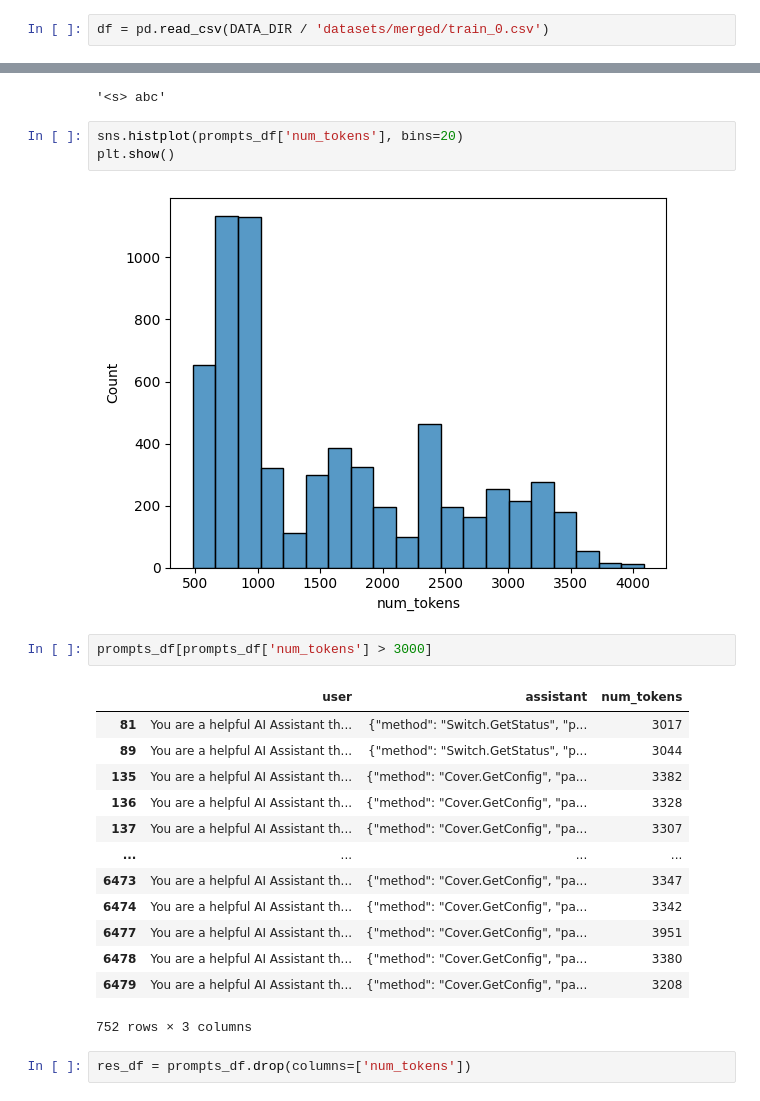
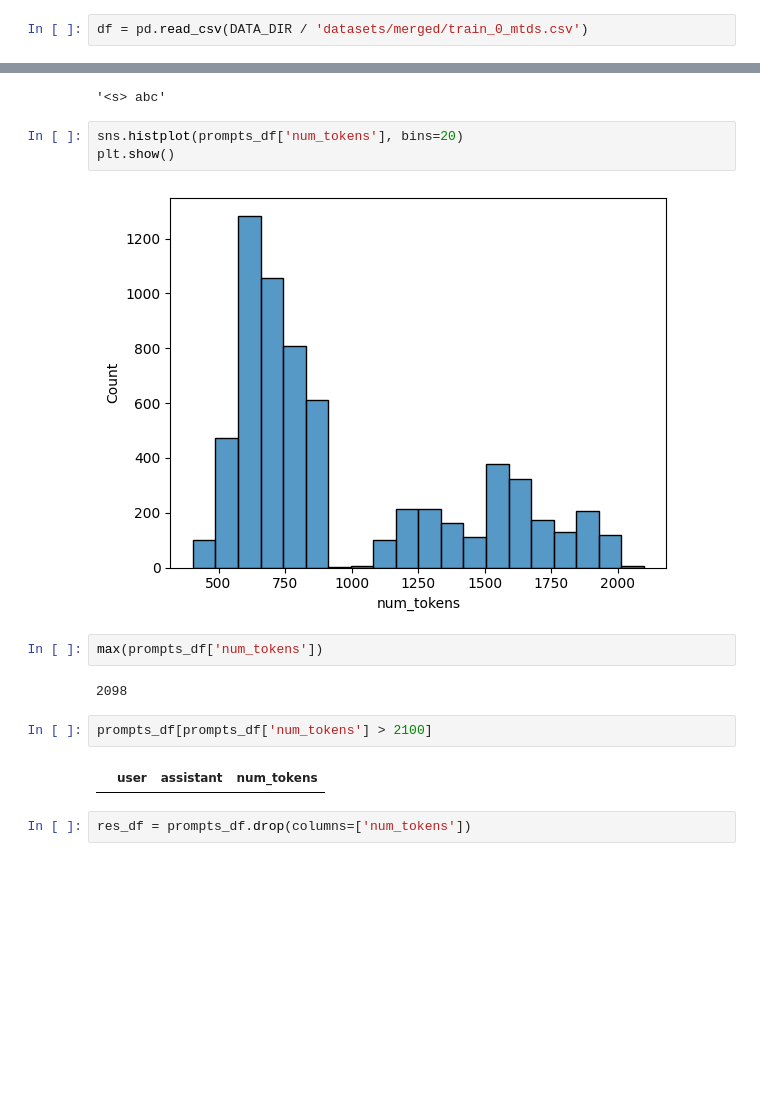
Before and after one commit to viktorpovazhuk/home_assistant_llm, a Jupyter notebook: dataset_preparation.ipynb, the cells around one changed output, grey strips where cells are left out. Cells and saved outputs as stored; diff of their text form; blank space fills up the shorter version.

```diff
--- a/dataset_preparation.ipynb
+++ b/dataset_preparation.ipynb
@@ -21,7 +21,7 @@ DATA_DIR = Path('data/')
 # %% [markdown]
 ## Examples
 # %%
-df = pd.read_csv(DATA_DIR / 'datasets/merged/train_0.csv')
+df = pd.read_csv(DATA_DIR / 'datasets/merged/train_0_mtds.csv')
 # %%
 df.head()
 # %% [output]
@@ -125,23 +125,15 @@ tokenizer.decode([1, 18641])
 sns.histplot(prompts_df['num_tokens'], bins=20)
 plt.show()
 # %% [output]
-[figure, old version]
+[figure, new version]
+# %%
+max(prompts_df['num_tokens'])
+# %% [output]
+2098
 # %%
-prompts_df[prompts_df['num_tokens'] > 3000]
+prompts_df[prompts_df['num_tokens'] > 2100]
 # %% [output]
 |  | user | assistant | num_tokens |
-| 81 | You are a helpful AI Assistant th... | {"method": "Switch.GetStatus", "p... | 3017 |
-| 89 | You are a helpful AI Assistant th... | {"method": "Switch.GetStatus", "p... | 3044 |
-| 135 | You are a helpful AI Assistant th... | {"method": "Cover.GetConfig", "pa... | 3382 |
-| 136 | You are a helpful AI Assistant th... | {"method": "Cover.GetConfig", "pa... | 3328 |
-| 137 | You are a helpful AI Assistant th... | {"method": "Cover.GetConfig", "pa... | 3307 |
-| ... | ... | ... | ... |
-| 6473 | You are a helpful AI Assistant th... | {"method": "Cover.GetConfig", "pa... | 3347 |
-| 6474 | You are a helpful AI Assistant th... | {"method": "Cover.GetConfig", "pa... | 3342 |
-| 6477 | You are a helpful AI Assistant th... | {"method": "Cover.GetConfig", "pa... | 3951 |
-| 6478 | You are a helpful AI Assistant th... | {"method": "Cover.GetConfig", "pa... | 3380 |
-| 6479 | You are a helpful AI Assistant th... | {"method": "Cover.GetConfig", "pa... | 3208 |
-752 rows × 3 columns
 # %%
 res_df = prompts_df.drop(columns=['num_tokens'])
 # %%
```
Also changed, not shown: parts of 1 cell of this notebook.
